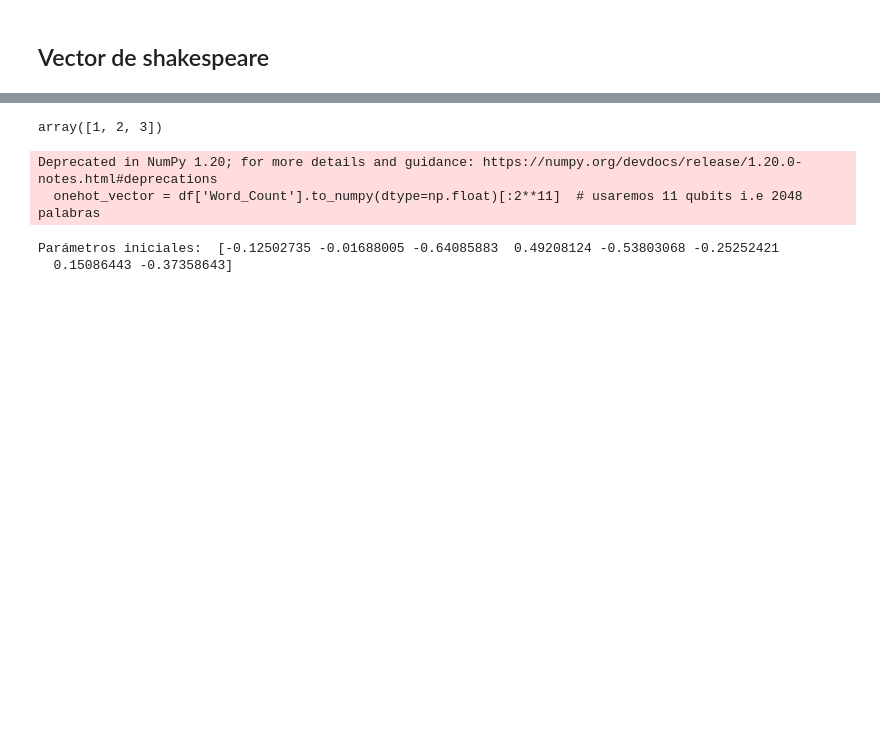
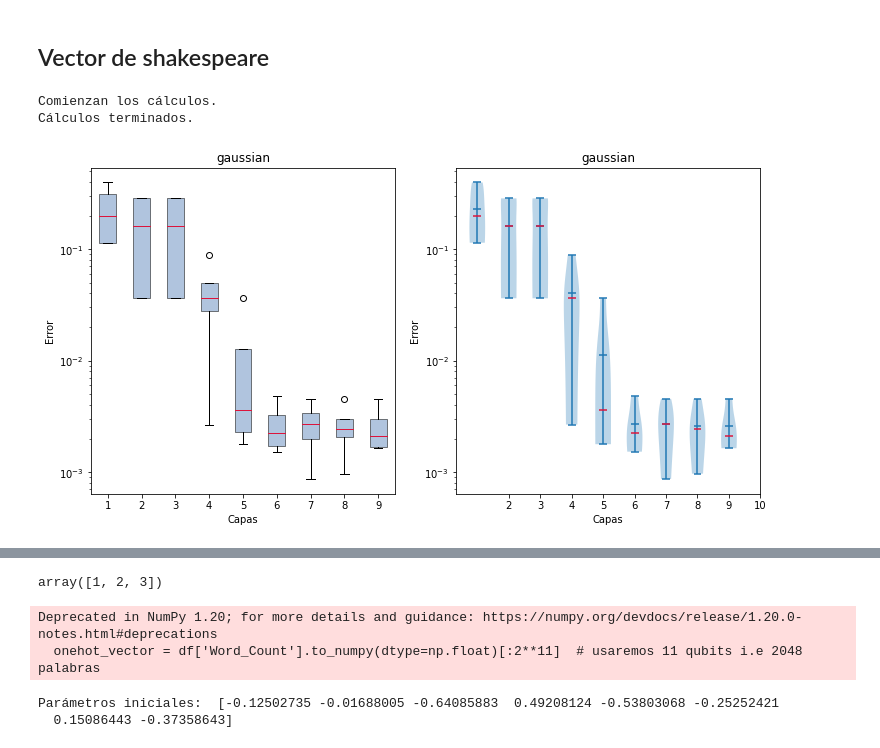
Before and after one commit to pablovegan/TFM_QML, a Jupyter notebook: pruebas_main.ipynb, the cells around one changed output, grey strips where cells are left out. Drawn from its saved outputs; the diff is of its cells as text; code cells hidden in the pictures; blank space fills up the shorter version.

Commit message:
add working benchmark_seeds

```diff
--- a/pruebas_main.ipynb
+++ b/pruebas_main.ipynb
@@ -6,5 +5,69 @@ import pandas as pd
 
 %matplotlib inline
+# %%
+import numpy as np
+
+from qubit_approximant import *
+from qubit_approximant.benchmarking.functions import gaussian
+
+x = np.linspace(-2.5, 2.5, 1000)
+fn_kwargs = {"std": 0.5, "coef": 1}
+fn = gaussian(x, **fn_kwargs)
+
+model = RotationsModel(x, encoding="prob")
+cost = Cost(fn, model, metric="mse")
+opt = BlackBoxOptimizer(method="L-BFGS-B")
+multilayer_opt = IncrementalOptimizer(2, 10, opt, new_layer_coef=0.3, new_layer_position="initial")
+
+
+benchmark_seeds(
+    num_seeds = 4,
+    fn = gaussian,
+    fn_kwargs = fn_kwargs,
+    model = model,
+    cost = cost,
+    optimizer = multilayer_opt,
+    filename = "prueba",
+)
+# %% [output]
+Comienzan los cálculos.
+Cálculos terminados.
+# %%
+import matplotlib.pyplot as plt
+import pickle
+
+def box_plot_errores(layer_list, cost_array, function):
+    # plot
+    fig, ax = plt.subplots(1,2, figsize=(12,6))
+    ax[0].boxplot(cost_array, meanline = True, patch_artist = True, medianprops={"color": "crimson", "linewidth": 1},
+                boxprops={"facecolor": "lightsteelblue", "edgecolor": "black", "linewidth": 0.5})
+    ''', positions=layer_list, widths=1.5, patch_artist=True,
+                showmeans=False, showfliers=False,
+                medianprops={"color": "white", "linewidth": 0.5},
+                boxprops={"facecolor": "lightsteelblue", "edgecolor": "white", "linewidth": 0.5},
+                whiskerprops={"color": "C0", "linewidth": 1.5})'''
+    ax[0].set_title(function)
+    ax[0].set_xlabel('Capas')
+    ax[0].set_ylabel('Error')
+    ax[0].set_yscale('log')
+
+    violin = ax[1].violinplot(cost_array, showmeans=True, showmedians=True)
+    ax[1].set_title(function)
+    ax[1].set_xlabel('Capas')
+    ax[1].set_xticks(layer_list)
+    ax[1].set_ylabel('Error')
+    ax[1].set_yscale('log')
+
+    violin['cmedians'].set_color('crimson')
+
+    plt.show()
+
+with open("prueba" + ".pkl", "rb") as f:
+    layer_list, l1_seeds, l2_seeds, inf_seeds, infidelity_seeds = pickle.load(f)
+
+box_plot_errores(layer_list, l2_seeds, "gaussian")
+# %% [output]
+[figure, added]
 # %%
 import numpy as np
 from qubit_approximant import *
```
Also changed, not shown: parts of 5 cells of this notebook, 15 other files.
